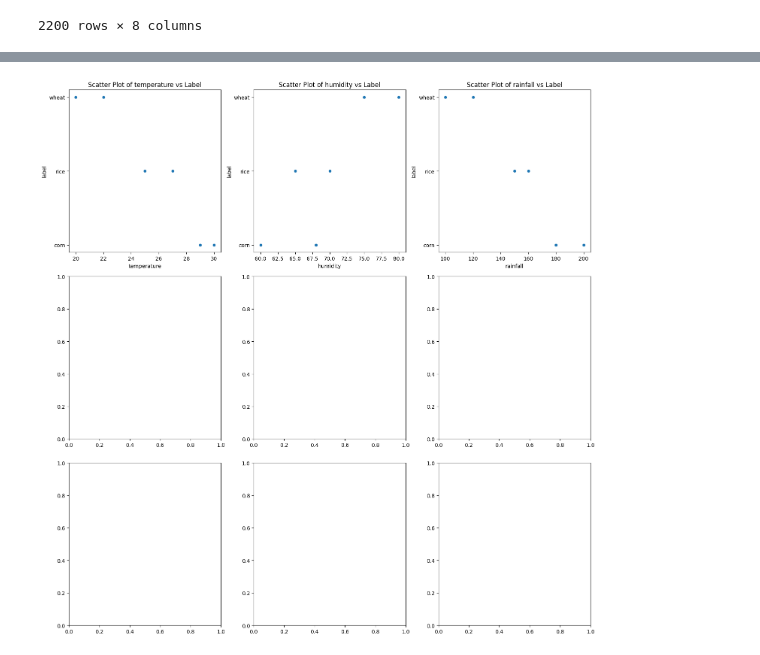
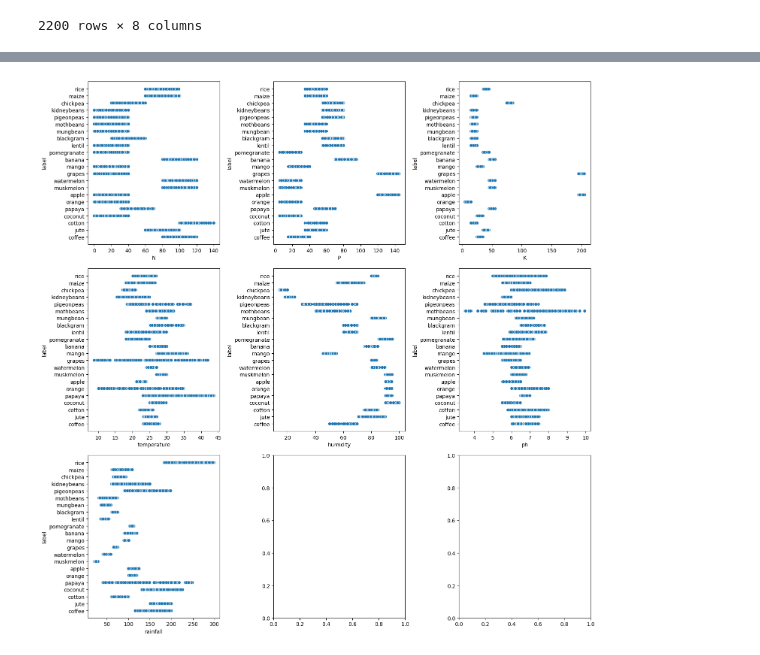
Before and after one commit to Shyam5824/Crop_and_Fertilizer_RS, a Jupyter notebook: crop.ipynb, the cells around one changed output, grey strips where cells are left out. Saved outputs shown, nothing was run; the diff lists cells and outputs as text; code cells hidden in the pictures.

```diff
--- a/crop.ipynb
+++ b/crop.ipynb
@@ -143,22 +154,11 @@ import seaborn as sns
 # %%
-import pandas as pd
-import matplotlib.pyplot as plt
+# Visualize the distribution of each feature
+
 import seaborn as sns
-
-# Sample data creation
-df = pd.DataFrame(crop)
-
-# Define features excluding the label
-features = df.columns.to_list()
-features.remove('label')
-
-# Plotting histograms
 fig, ax = plt.subplots(3, 3, figsize=(15, 15))
-
 for i, subplot in zip(features, ax.flatten()):
-    sns.histplot(data=df, x=i, ax=subplot)
-    subplot.set_title(f'Distribution of {i}')  # Optional: Add titles to each subplot
-
+    sns.histplot(crop[i], ax=subplot, kde=True)
+    subplot.set_title(i)
 plt.tight_layout()
 plt.show()
 # %% [output]
@@ -166,30 +166,10 @@ plt.show()
 # %%
-import pandas as pd
-import matplotlib.pyplot as plt
+# Ploting scatter plot
 import seaborn as sns
-
-# Sample DataFrame
-data = {
-    'temperature': [20, 25, 30, 22, 27, 29],
-    'humidity': [80, 70, 60, 75, 65, 68],
-    'rainfall': [100, 150, 200, 120, 160, 180],
-    'label': ['wheat', 'rice', 'corn', 'wheat', 'rice', 'corn']
-}
-
-df = pd.DataFrame(data)
-
-# Define features, excluding 'label'
-features = df.columns.to_list()
-features.remove('label')
-
-# Plotting scatter plots
-fig, ax = plt.subplots(3, 3, figsize=(15, 15))  # Corrected to plt.subplots and fixed figsize syntax
-
+fig, ax = plt.subplots(3, 3, figsize=(15, 15))
 for i, subplot in zip(features, ax.flatten()):
-    sns.scatterplot(x=i, y='label', data=df, ax=subplot)
-    subplot.set_title(f'Scatter Plot of {i} vs Label')
-
+    sns.scatterplot(x=i, y='label', data=crop, ax=subplot)
 plt.tight_layout()
 plt.show()
 # %% [output]
-[figure, old version]
+[figure, new version]
```
Also changed, not shown: parts of 43 cells of this notebook.
